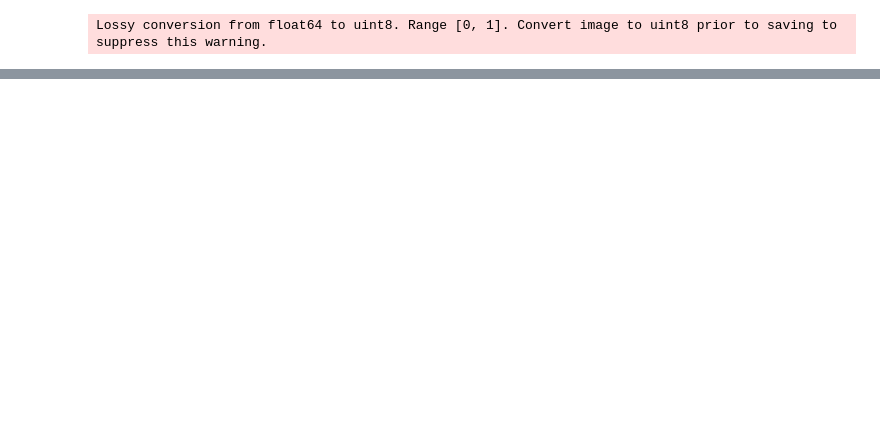
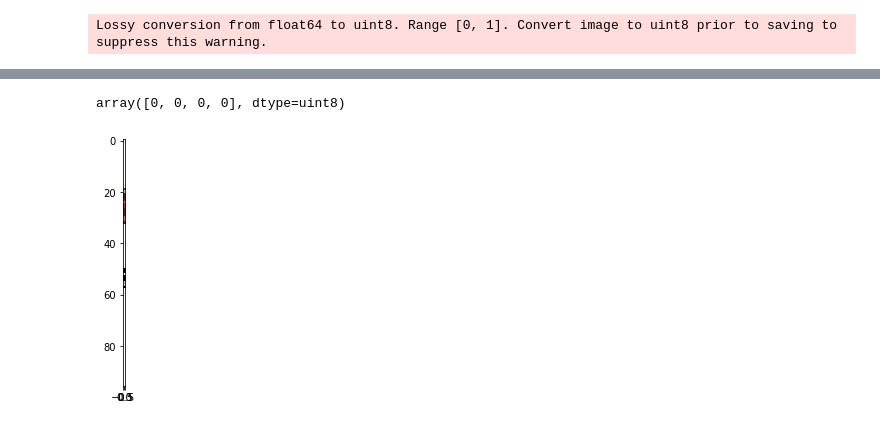
Before and after one commit to trung-hn/pokemon-encyclopedia, a Jupyter notebook: src/DataProcessing/ScalePokemonSprites.ipynb, the cells around one changed output, grey strips where cells are left out. Cells and saved outputs as stored; diff of their text form; code cells hidden in the pictures; blank space fills up the shorter version.

```diff
--- a/src/DataProcessing/ScalePokemonSprites.ipynb
+++ b/src/DataProcessing/ScalePokemonSprites.ipynb
@@ -133,3 +125,6 @@ skimage.io.show()
 skimage.io.imsave("./data/test.png", im2)
 # %% [output]
 Lossy conversion from float64 to uint8. Range [0, 1]. Convert image to uint8 prior to saving to suppress this warning.
+# %%
+im =  skimage.io.imread(f"../DataScraping/data/pokemon_sprites/10078.png")
+im[:, 40]
@@ -135,0 +149,9 @@ Lossy conversion from float64 to uint8. Range [0, 1]. Convert image to uint8 pri
+# %%
+im[1,1].astype("uint8")
+# %% [output]
+array([0, 0, 0, 0], dtype=uint8)
+# %%
+skimage.io.imshow(im[:, 11:12])
+skimage.io.show()
+# %% [output]
+[figure, added]
```
Also changed, not shown: parts of 6 cells of this notebook, 3 other files.
